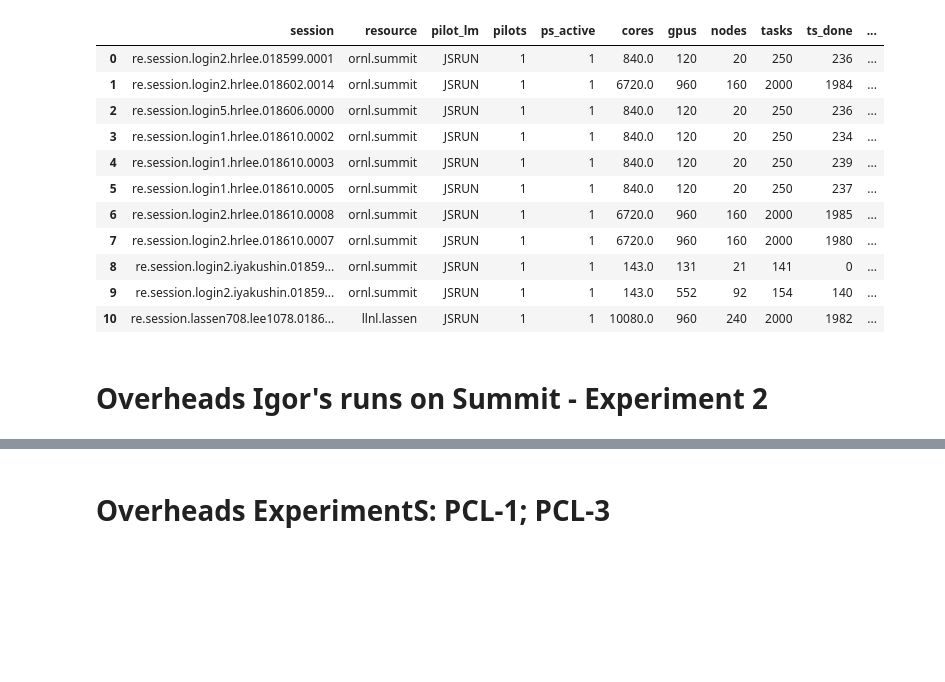
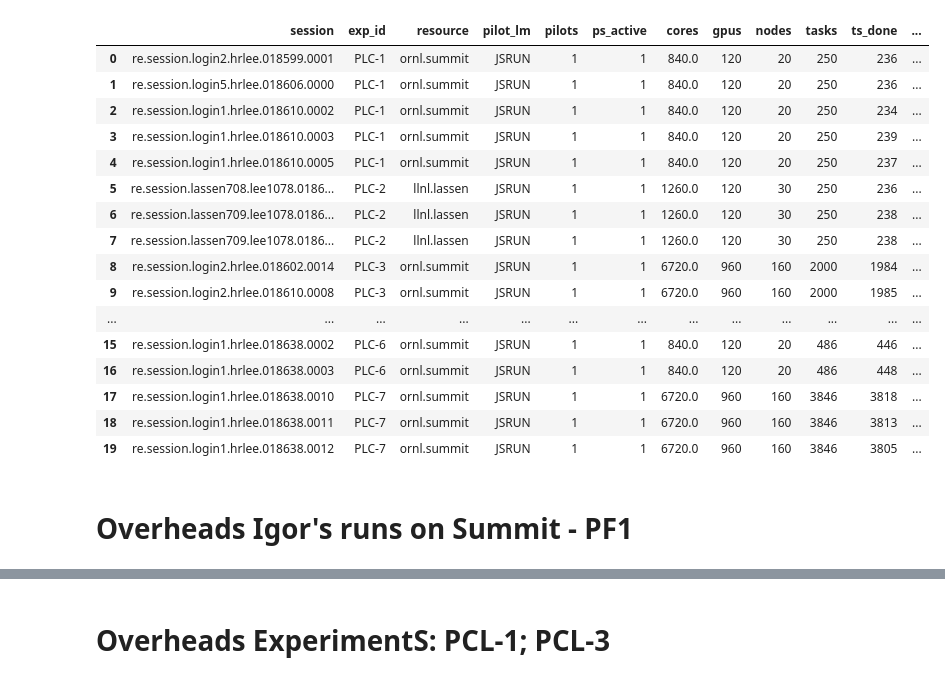
Before and after one commit to radical-experiments/deepdriveMD, a Jupyter notebook: analysis/paper_12122020.ipynb, the cells around one changed output, grey strips where cells are left out. Drawn from its saved outputs; the diff is of its cells as text; code cells hidden in the pictures; blank space fills up the shorter version.

```diff
--- a/analysis/paper_12122020.ipynb
+++ b/analysis/paper_12122020.ipynb
@@ -35,3 +19,43 @@ sids = [sdir+s for s in suds]
+# %%
+#       're.session.login2.iyakushin.018593.0000',    # PF-                                        20                         Summit (broken)
+#       're.session.login2.iyakushin.018598.0002',    # PF-                                        92                         Summit (broken)
+#       're.session.lassen708.lee1078.018606.0011',   # PLC-4                                      160                        Lassen (broken)
+#       're.session.login3.hrlee.018614.0023',        #                    78       1              13      78      jsrun      Summit
+#       're.session.login2.hrlee.018634.0001',        #          1         104      1              20      120     jsrun      Summit
+#       're.session.login2.hrlee.018634.0002',        #          1         208      1              240     960     jsrun      Summit
+
+sexpids = {                                                    # Exp. ID  #Protein  #Ligand  #Lig. Struct.  #Nodes  #Tasks  #Launcher  Platform`
+                                                               # ==============================================================================
+        're.session.login2.hrlee.018599.0001'      :'PLC-1',   # PLC-1    1         1        1              20      250     jsrun      Summit
+        're.session.login5.hrlee.018606.0000'      :'PLC-1',   # PLC-1    1         1        1              20      250     jsrun      Summit
+        're.session.login1.hrlee.018610.0002'      :'PLC-1',   # PLC-1    1         1        1              20      250     jsrun      Summit
+        're.session.login1.hrlee.018610.0003'      :'PLC-1',   # PLC-1    1         1        1              20      250     jsrun      Summit
+        're.session.login1.hrlee.018610.0005'      :'PLC-1',   # PLC-1    1         1        1              20      250     jsrun      Summit
+                                                               # ------------------------------------------------------------------------------
+        're.session.lassen708.lee1078.018635.0004' :'PLC-2',   # PLC-2    1         1        1              30      250     jsrun      Lassen
+        're.session.lassen709.lee1078.018640.0000' :'PLC-2',   # PLC-2    1         1        1              30      250     jsrun      Lassen
+        're.session.lassen709.lee1078.018638.0001' :'PLC-2',   # PLC-2    1         1        1              30      250     jsrun      Lassen
+                                                               # ------------------------------------------------------------------------------
+        're.session.login2.hrlee.018602.0014'      :'PLC-3',   # PLC-3    1         1        8              160     2000    jsrun      Summit
+        're.session.login2.hrlee.018610.0008'      :'PLC-3',   # PLC-3    1         1        8              160     2000    jsrun      Summit
+        're.session.login2.hrlee.018610.0007'      :'PLC-3',   # PLC-3    1         1        8              160     2000    jsrun      Summit
+                                                               # ------------------------------------------------------------------------------
+        're.session.lassen708.lee1078.018606.0011' :'PLC-4',   # PLC-4    1         1        8              240     2000    jsrun      Lassen
+        're.session.lassen709.lee1078.018638.0002' :'PLC-4',   # PLC-4    1         1        8              240     2000    jsrun      Lassen
+        're.session.lassen709.lee1078.018640.0002' :'PLC-4',   # PLC-4    1         1        8              240     2000    jsrun      Lassen
+                                                               # ------------------------------------------------------------------------------
+        're.session.login1.hrlee.018638.0001'      :'PLC-6',   # PLC-6    1         120      1              20      486     jsrun      Summit
+        're.session.login1.hrlee.018638.0002'      :'PLC-6',   # PLC-6    1         120      1              20      486     jsrun      Summit
+        're.session.login1.hrlee.018638.0003'      :'PLC-6',   # PLC-6    1         120      1              20      486     jsrun      Summit
+                                                               # ------------------------------------------------------------------------------
+        're.session.login1.hrlee.018638.0010'      :'PLC-7',   # PLC-7    8         120      1              160     3846    jsrun      Summit
+        're.session.login1.hrlee.018638.0011'      :'PLC-7',   # PLC-7    8         120      1              160     3846    jsrun      Summit
+        're.session.login1.hrlee.018638.0012'      :'PLC-7',   # PLC-7    8         120      1              160     3846    jsrun      Summit
+}
+
+suds = sexpids.keys()
+sdir = '../data/raw/paper_12122020/'
+sids = [sdir+s for s in suds]
 # %%
 %%capture capt
 
@@ -47,6 +71,7 @@ for sid in suds:
 for sid in suds:
     ss[sid].update({'sid'     : ss[sid]['s'].uid,
                     'pid'     : ss[sid]['p'].list('uid'),
+                    'expid'   : sexpids[sid],
                     'npilot'  : len(ss[sid]['p'].get()),
                     'lm'      : ss[sid]['s'].get(etype='pilot')[0].cfg['agent_launch_method'],
                     'npact'   : len(ss[sid]['p'].timestamps(state='PMGR_ACTIVE')),
@@ -62,33 +87,39 @@ for sid in suds:
 # %%
 info = []
 for sid in suds:
     info.append({'session'  : sid,
+                 'exp_id'   : sexpids[sid],
                  'resource' : ss[sid]['pres'],
                  'pilot_lm' : ss[sid]['lm'],
                  'pilots'   : ss[sid]['npilot'],
                  'ps_active': ss[sid]['npact'],
                  'cores'    : ss[sid]['ncores']/4,
                  'gpus'     : ss[sid]['ngpus'],
                  'nodes'    : ss[sid]['nnodes'],
                  'tasks'    : ss[sid]['nunit'],
                  'ts_done'  : ss[sid]['nudone'],
                  'ts_failed': ss[sid]['nufail']})
 
 df_info = pd.DataFrame(info)
 df_info
 # %% [output]
-|  | session | resource | pilot_lm | pilots | ps_active | cores | gpus | nodes | tasks | ts_done | ... |
-| 0 | re.session.login2.hrlee.018599.0001 | ornl.summit | JSRUN | 1 | 1 | 840.0 | 120 | 20 | 250 | 236 | ... |
-| 1 | re.session.login2.hrlee.018602.0014 | ornl.summit | JSRUN | 1 | 1 | 6720.0 | 960 | 160 | 2000 | 1984 | ... |
-| 2 | re.session.login5.hrlee.018606.0000 | ornl.summit | JSRUN | 1 | 1 | 840.0 | 120 | 20 | 250 | 236 | ... |
-| 3 | re.session.login1.hrlee.018610.0002 | ornl.summit | JSRUN | 1 | 1 | 840.0 | 120 | 20 | 250 | 234 | ... |
-| 4 | re.session.login1.hrlee.018610.0003 | ornl.summit | JSRUN | 1 | 1 | 840.0 | 120 | 20 | 250 | 239 | ... |
-| 5 | re.session.login1.hrlee.018610.0005 | ornl.summit | JSRUN | 1 | 1 | 840.0 | 120 | 20 | 250 | 237 | ... |
-| 6 | re.session.login2.hrlee.018610.0008 | ornl.summit | JSRUN | 1 | 1 | 6720.0 | 960 | 160 | 2000 | 1985 | ... |
-| 7 | re.session.login2.hrlee.018610.0007 | ornl.summit | JSRUN | 1 | 1 | 6720.0 | 960 | 160 | 2000 | 1980 | ... |
-| 8 | re.session.login2.iyakushin.01859... | ornl.summit | JSRUN | 1 | 1 | 143.0 | 131 | 21 | 141 | 0 | ... |
-| 9 | re.session.login2.iyakushin.01859... | ornl.summit | JSRUN | 1 | 1 | 143.0 | 552 | 92 | 154 | 140 | ... |
-| 10 | re.session.lassen708.lee1078.0186... | llnl.lassen | JSRUN | 1 | 1 | 10080.0 | 960 | 240 | 2000 | 1982 | ... |
+|  | session | exp_id | resource | pilot_lm | pilots | ps_active | cores | gpus | nodes | tasks | ts_done | ... |
+| 0 | re.session.login2.hrlee.018599.0001 | PLC-1 | ornl.summit | JSRUN | 1 | 1 | 840.0 | 120 | 20 | 250 | 236 | ... |
+| 1 | re.session.login5.hrlee.018606.0000 | PLC-1 | ornl.summit | JSRUN | 1 | 1 | 840.0 | 120 | 20 | 250 | 236 | ... |
+| 2 | re.session.login1.hrlee.018610.0002 | PLC-1 | ornl.summit | JSRUN | 1 | 1 | 840.0 | 120 | 20 | 250 | 234 | ... |
+| 3 | re.session.login1.hrlee.018610.0003 | PLC-1 | ornl.summit | JSRUN | 1 | 1 | 840.0 | 120 | 20 | 250 | 239 | ... |
+| 4 | re.session.login1.hrlee.018610.0005 | PLC-1 | ornl.summit | JSRUN | 1 | 1 | 840.0 | 120 | 20 | 250 | 237 | ... |
+| 5 | re.session.lassen708.lee1078.0186... | PLC-2 | llnl.lassen | JSRUN | 1 | 1 | 1260.0 | 120 | 30 | 250 | 236 | ... |
+| 6 | re.session.lassen709.lee1078.0186... | PLC-2 | llnl.lassen | JSRUN | 1 | 1 | 1260.0 | 120 | 30 | 250 | 238 | ... |
+| 7 | re.session.lassen709.lee1078.0186... | PLC-2 | llnl.lassen | JSRUN | 1 | 1 | 1260.0 | 120 | 30 | 250 | 238 | ... |
+| 8 | re.session.login2.hrlee.018602.0014 | PLC-3 | ornl.summit | JSRUN | 1 | 1 | 6720.0 | 960 | 160 | 2000 | 1984 | ... |
+| 9 | re.session.login2.hrlee.018610.0008 | PLC-3 | ornl.summit | JSRUN | 1 | 1 | 6720.0 | 960 | 160 | 2000 | 1985 | ... |
+| ... | ... | ... | ... | ... | ... | ... | ... | ... | ... | ... | ... | ... |
+| 15 | re.session.login1.hrlee.018638.0002 | PLC-6 | ornl.summit | JSRUN | 1 | 1 | 840.0 | 120 | 20 | 486 | 446 | ... |
+| 16 | re.session.login1.hrlee.018638.0003 | PLC-6 | ornl.summit | JSRUN | 1 | 1 | 840.0 | 120 | 20 | 486 | 448 | ... |
+| 17 | re.session.login1.hrlee.018638.0010 | PLC-7 | ornl.summit | JSRUN | 1 | 1 | 6720.0 | 960 | 160 | 3846 | 3818 | ... |
+| 18 | re.session.login1.hrlee.018638.0011 | PLC-7 | ornl.summit | JSRUN | 1 | 1 | 6720.0 | 960 | 160 | 3846 | 3813 | ... |
+| 19 | re.session.login1.hrlee.018638.0012 | PLC-7 | ornl.summit | JSRUN | 1 | 1 | 6720.0 | 960 | 160 | 3846 | 3805 | ... |
 # %%
 %%capture capt
 
@@ -193,5 +224,5 @@ for sid in suds:
 # # plt.savefig('figures/paper_12122020_ovh_ttx.pdf', dpi=300, bbox_inches='tight')
 # # plt.savefig('figures/paper_12122020_ovh_ttx.png', dpi=300, bbox_inches='tight')
 # %% [markdown]
-# Overheads Igor's runs on Summit - Experiment 2
+# Overheads Igor's runs on Summit - PF1
 # %%
```
Also changed, not shown: parts of 19 cells of this notebook, 10 other files.
